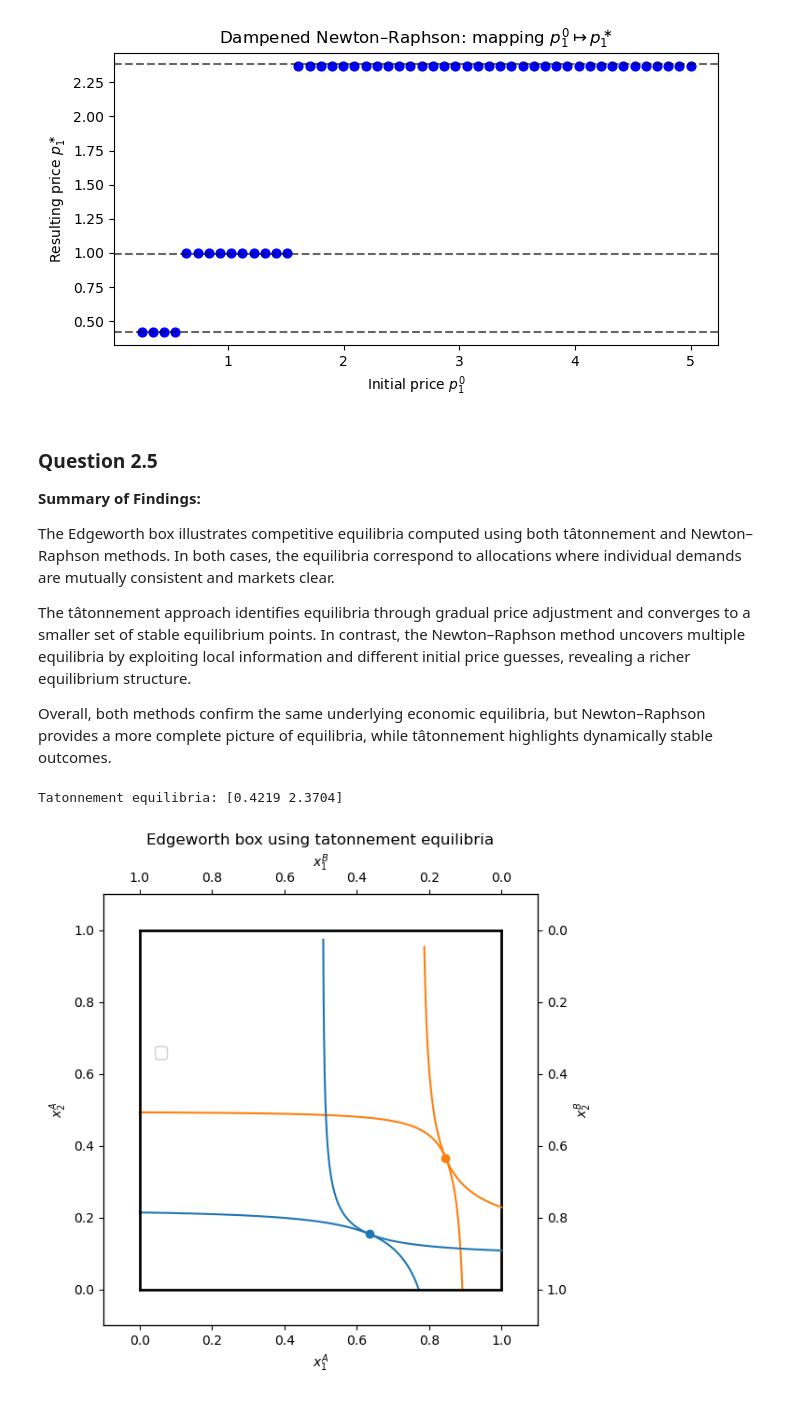
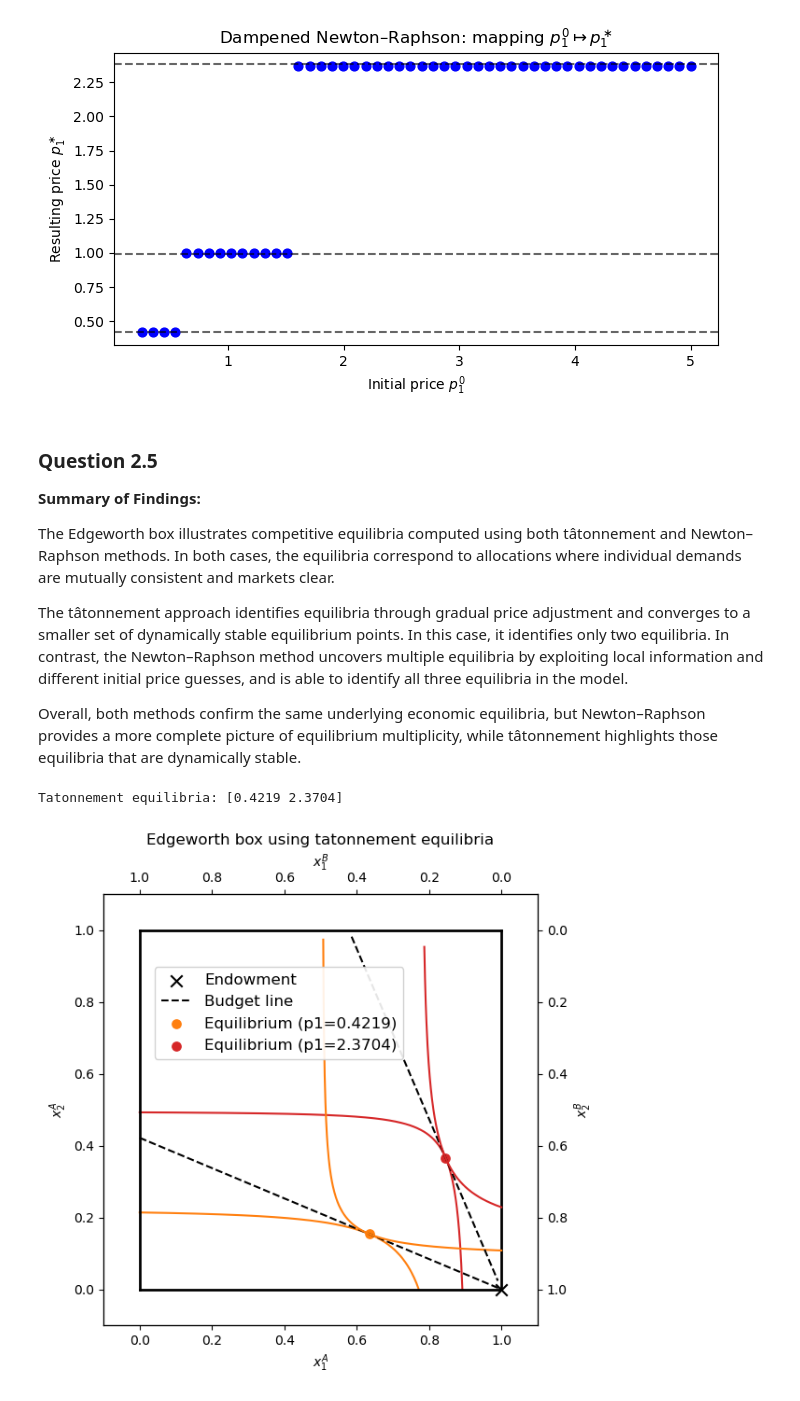
Before and after one commit to fgv916/ProgEconFgv916, a Jupyter notebook: Examproject.ipynb, the cells around one changed output. Cells and saved outputs as stored; diff of their text form; code cells hidden in the pictures.

```diff
--- a/Examproject.ipynb
+++ b/Examproject.ipynb
@@ -241,33 +261,53 @@ __Summary of Findings:__
 
 The Edgeworth box illustrates competitive equilibria computed using both tâtonnement and Newton–Raphson methods. In both cases, the equilibria correspond to allocations where individual demands are mutually consistent and markets clear.
 
-The tâtonnement approach identifies equilibria through gradual price adjustment and converges to a smaller set of stable equilibrium points. In contrast, the Newton–Raphson method uncovers multiple equilibria by exploiting local information and different initial price guesses, revealing a richer equilibrium structure.
+The tâtonnement approach identifies equilibria through gradual price adjustment and converges to a smaller set of dynamically stable equilibrium points. In this case, it identifies only two equilibria. In contrast, the Newton–Raphson method uncovers multiple equilibria by exploiting local information and different initial price guesses, and is able to identify all three equilibria in the model.
 
-Overall, both methods confirm the same underlying economic equilibria, but Newton–Raphson provides a more complete picture of equilibria, while tâtonnement highlights dynamically stable outcomes.
+Overall, both methods confirm the same underlying economic equilibria, but Newton–Raphson provides a more complete picture of equilibrium multiplicity, while tâtonnement highlights those equilibria that are dynamically stable.
 # %%
-# find equilibria using tatonnement
-p1_eq_tatonnement = []
-
-for p0 in np.linspace(0.25, 5, 50):
-    p_star = Exchange.solve_walras(p0, method='tatonnement')
-    p1_eq_tatonnement.append(p_star)
-p1_eq_tatonnement = np.sort(np.unique(np.round(p1_eq_tatonnement, 4)))
+# 1.1) Find equilibria using tatonnement
 print("Tatonnement equilibria:", p1_eq_tatonnement)
 
 fig, ax_A, ax_B = Exchange.create_edgeworthbox()
 
-for p1 in p1_eq_tatonnement:
+# Endowment
+w1A, w2A = Exchange.par.w1A, Exchange.par.w2A
+ax_A.scatter(w1A, w2A, marker='x', s=80, color='black', label='Endowment')
+
+colors = ['tab:orange', 'tab:red']
+
+for i, p1 in enumerate(p1_eq_tatonnement):
+
+    col = colors[i % len(colors)]
+
+    # Budget line
+    Exchange.sol.p1 = float(p1)
+    Exchange.plot_budget_line(ax_A)
+    ax_A.lines[-1].set_color('black')
+    ax_A.lines[-1].set_linestyle('--')
+
+    # only label budget line once
+    if i == 0:
+        ax_A.lines[-1].set_label('Budget line')
+    else:
+        ax_A.lines[-1].set_label(None)
+
+    # Demands
     x1A, x2A = Exchange.demand_A(p1)
     x1B, x2B = Exchange.demand_B(p1)
 
-    ax_A.scatter(x1A, x2A)
-    Exchange.indifference_curve_A(ax_A, x1A, x2A)
-    Exchange.indifference_curve_B(ax_B, x1B, x2B)
+    # Equilibrium point
+    ax_A.scatter(x1A, x2A, color=col, s=45,
+                 label=f'Equilibrium (p1={p1:.4f})')
 
+    # Indifference curves (same color as equilibrium)
+    Exchange.indifference_curve_A(ax_A, x1A, x2A, color=col)
+    Exchange.indifference_curve_B(ax_B, x1B, x2B, color=col)
 
+# Legend + title
 Exchange.add_legend(ax_A, ax_B)
 plt.title("Edgeworth box using tatonnement equilibria")
 plt.show()
 # %% [output]
 Tatonnement equilibria: [0.4219 2.3704]
-[figure, old version]
+[figure, new version]
```
Also changed, not shown: parts of 4 cells of this notebook.
